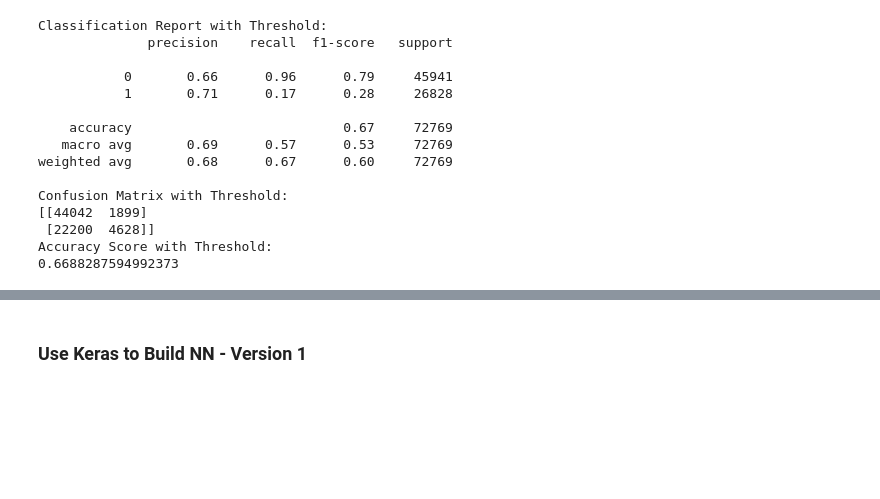
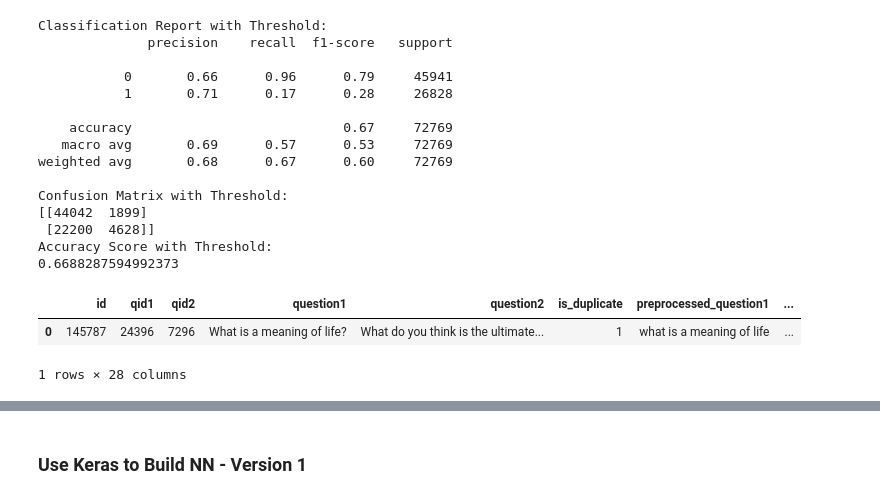
Before and after one commit to Brittanysacha/Mini-Project-V, a Jupyter notebook: mini_project_V.ipynb, the cells around one changed output, grey strips where cells are left out. Cells and saved outputs as stored; diff of their text form; code cells hidden in the pictures; blank space fills up the shorter version.

```diff
--- a/mini_project_V.ipynb
+++ b/mini_project_V.ipynb
@@ -673,3 +611,9 @@ y_pred = clf.predict(X_test)
+# %%
+quora_questions_train.head(1)
+# %% [output]
+|  | id | qid1 | qid2 | question1 | question2 | is_duplicate | preprocessed_question1 | ... |
+| 0 | 145787 | 24396 | 7296 | What is a meaning of life? | What do you think is the ultimate... | 1 | what is a meaning of life | ... |
+1 rows × 28 columns
 # %%
 from sklearn.model_selection import ParameterGrid
 from sklearn.model_selection import cross_val_score
```
Also changed, not shown: parts of 15 cells of this notebook.
